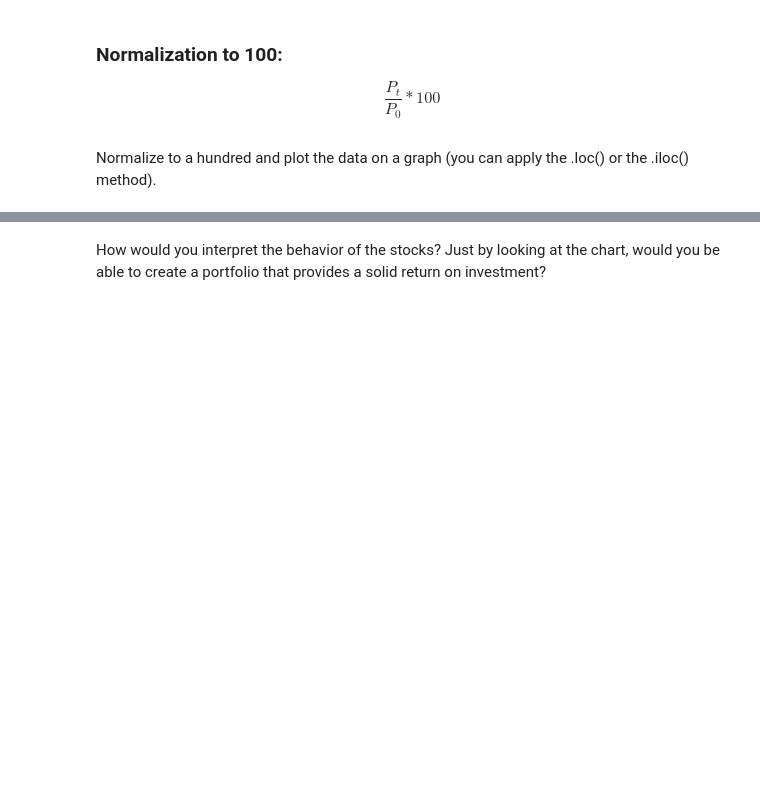
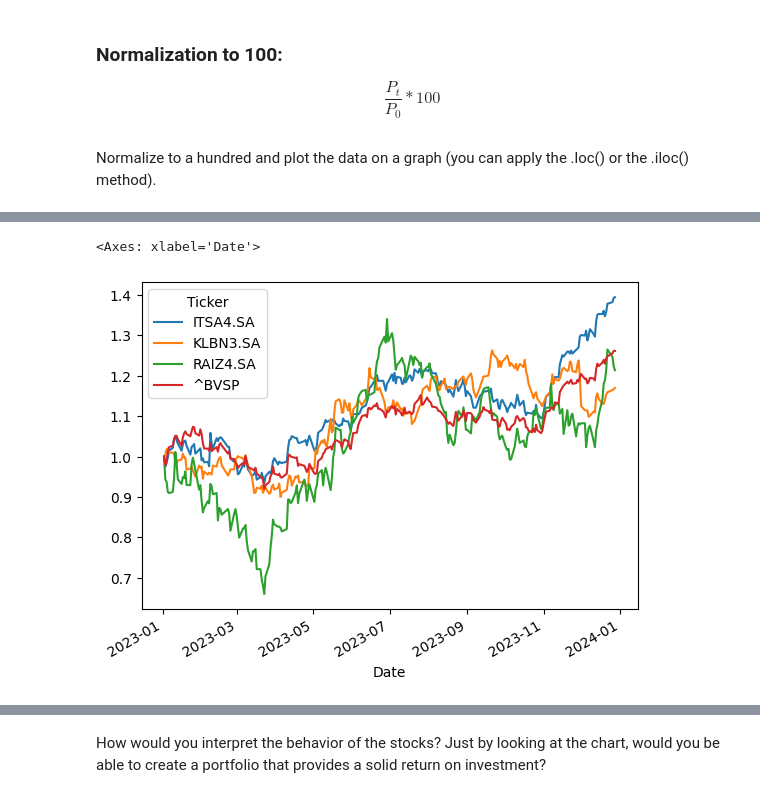
Before and after one commit to RISONALDOMENDES/python-para-financas--investimento-e-analise-de-dados, a Jupyter notebook: 67 Calculating the Return Portfo Secur/Calculating the Return of a Portfolio of Securities - Exercise_IEX.ipynb, the cells around one changed output, grey strips where cells are left out. Cells and saved outputs as stored; diff of their text form; code cells hidden in the pictures; blank space fills up the shorter version.

```diff
--- a/67 Calculating the Return Portfo Secur/Calculating the Return of a Portfolio of Securities - Exercise_IEX.ipynb
+++ b/67 Calculating the Return Portfo Secur/Calculating the Return of a Portfolio of Securities - Exercise_IEX.ipynb
@@ -11,12 +11,12 @@ import yfinance
 
 yfinance.pdr_override()
 # %%
-ativos = ['ITUB3.SA', 'PETR3.SA', 'BVSP', 'VALE3.SA']
+ativos = ['ITSA4.SA', 'RAIZ4.SA', '^BVSP', 'KLBN3.SA']
 
-data_inicial = "2023-01-01"
-data_final = "2023-06-30"
+data_inicial = "2023-01-02"
+data_final = "2023-12-30"
 
-tabela_cotacoes = pdr.get_data_yahoo(ativos, data_inicial, data_final)
+tabela_cotacoes = pdr.get_data_yahoo(ativos, data_inicial, data_final)['Adj Close'];
 
-display(tabela_cotacoes)
+display(tabela_cotacoes);
 # %% [output]
@@ -29,3 +43,7 @@ $$
 $$
 # %% [markdown]
 Normalize to a hundred and plot the data on a graph (you can apply the .loc() or the .iloc() method).
+# %%
+tabela_cotacoes_normalizada = (tabela_cotacoes / tabela_cotacoes.iloc[0])
+
+display(tabela_cotacoes_normalizada)
@@ -31,0 +65,5 @@ Normalize to a hundred and plot the data on a graph (you can apply the .loc() or
+# %%
+tabela_cotacoes_normalizada.plot()
+# %% [output]
+<Axes: xlabel='Date'>
+[figure, added]
```
Also changed, not shown: parts of 6 cells of this notebook.
